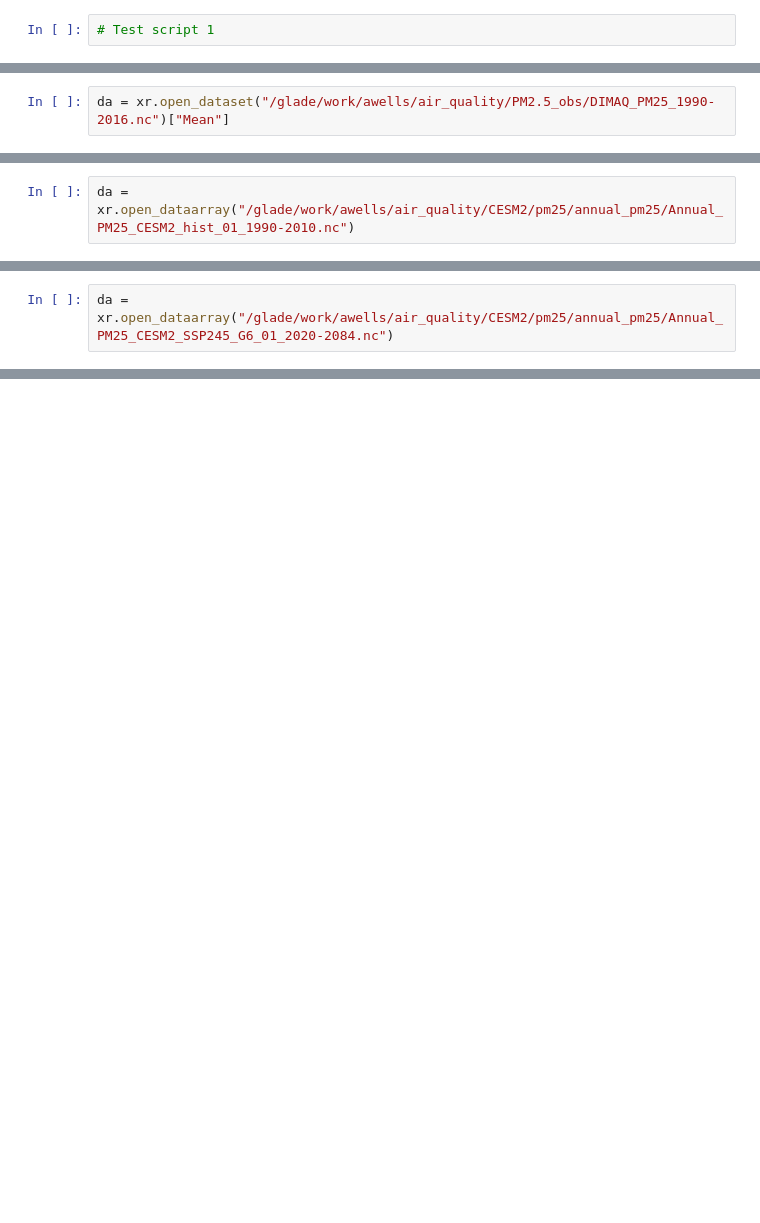
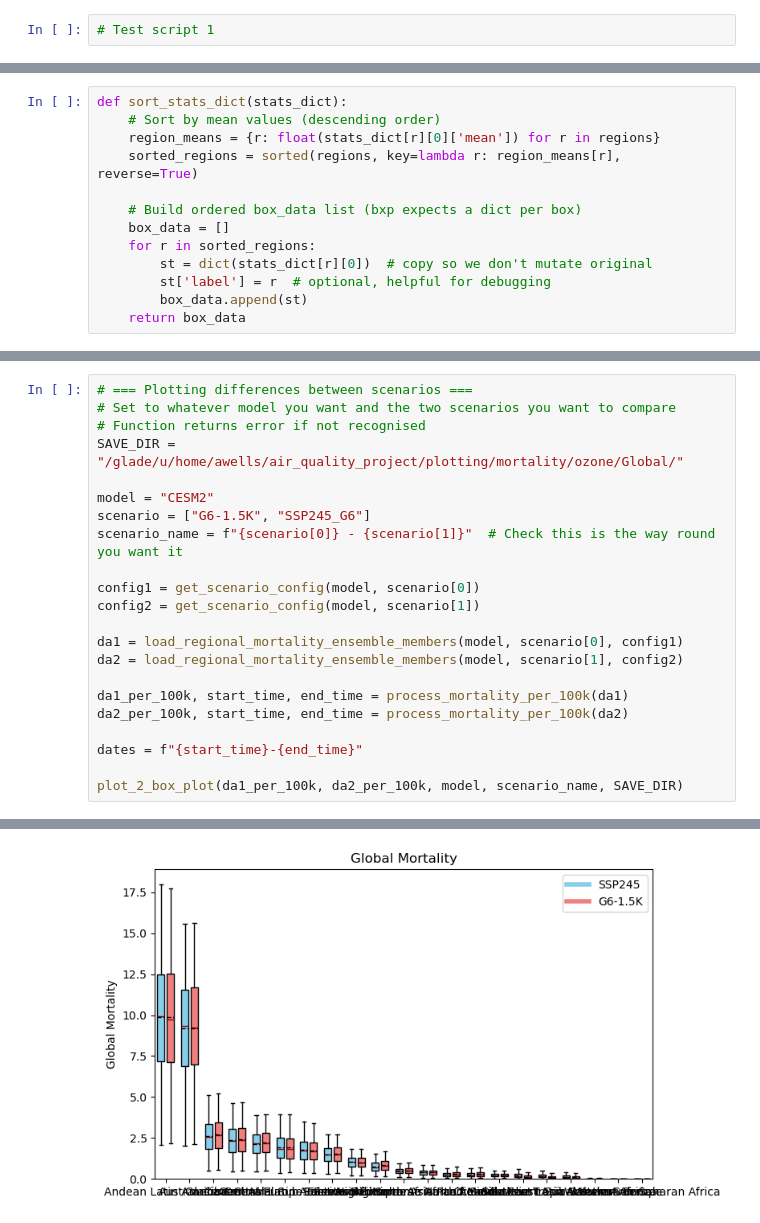
Before and after one commit to awells96/AQ_mortality_workflow, a Jupyter notebook: Test_script1.ipynb, the cells around one changed output, grey strips where cells are left out. Saved outputs shown, nothing was run; the diff lists cells and outputs as text; blank space fills up the shorter version.

```diff
--- a/Test_script1.ipynb
+++ b/Test_script1.ipynb
@@ -18,2 +9,0 @@ da.sel(year=2020).plot(vmax=100)
-# %%
-da = xr.open_dataset("/glade/work/awells/air_quality/PM2.5_obs/DIMAQ_PM25_1990-2016.nc")["Mean"]
@@ -25,2 +9,0 @@ da.sel(year=2016).plot(vmax=100)
-# %%
-da = xr.open_dataarray("/glade/work/awells/air_quality/CESM2/pm25/annual_pm25/Annual_PM25_CESM2_hist_01_1990-2010.nc")
@@ -32,2 +9,0 @@ adjust_longitude(da).sel(year=2010).plot(vmax=100)
-# %%
-da = xr.open_dataarray("/glade/work/awells/air_quality/CESM2/pm25/annual_pm25/Annual_PM25_CESM2_SSP245_G6_01_2020-2084.nc")
@@ -42,0 +104,13 @@ da
+# %%
+def sort_stats_dict(stats_dict):
+    # Sort by mean values (descending order)
+    region_means = {r: float(stats_dict[r][0]['mean']) for r in regions}
+    sorted_regions = sorted(regions, key=lambda r: region_means[r], reverse=True)
+
+    # Build ordered box_data list (bxp expects a dict per box)
+    box_data = []
+    for r in sorted_regions:
+        st = dict(stats_dict[r][0])  # copy so we don't mutate original
+        st['label'] = r  # optional, helpful for debugging
+        box_data.append(st)
+    return box_data
@@ -42,0 +174,23 @@ da
+# %%
+# === Plotting differences between scenarios ===
+# Set to whatever model you want and the two scenarios you want to compare
+# Function returns error if not recognised
+SAVE_DIR = "/glade/u/home/awells/air_quality_project/plotting/mortality/ozone/Global/"
+
+model = "CESM2"
+scenario = ["G6-1.5K", "SSP245_G6"]
+scenario_name = f"{scenario[0]} - {scenario[1]}"  # Check this is the way round you want it
+
+config1 = get_scenario_config(model, scenario[0])
+config2 = get_scenario_config(model, scenario[1])
+
+da1 = load_regional_mortality_ensemble_members(model, scenario[0], config1)
+da2 = load_regional_mortality_ensemble_members(model, scenario[1], config2)
+
+da1_per_100k, start_time, end_time = process_mortality_per_100k(da1)
+da2_per_100k, start_time, end_time = process_mortality_per_100k(da2)
+
+dates = f"{start_time}-{end_time}"
+
+plot_2_box_plot(da1_per_100k, da2_per_100k, model, scenario_name, SAVE_DIR)
+# %% [output]
@@ -42,0 +203 @@ da
+[figure, added]
```
Also changed, not shown: parts of 15 cells of this notebook, 2 other files.
